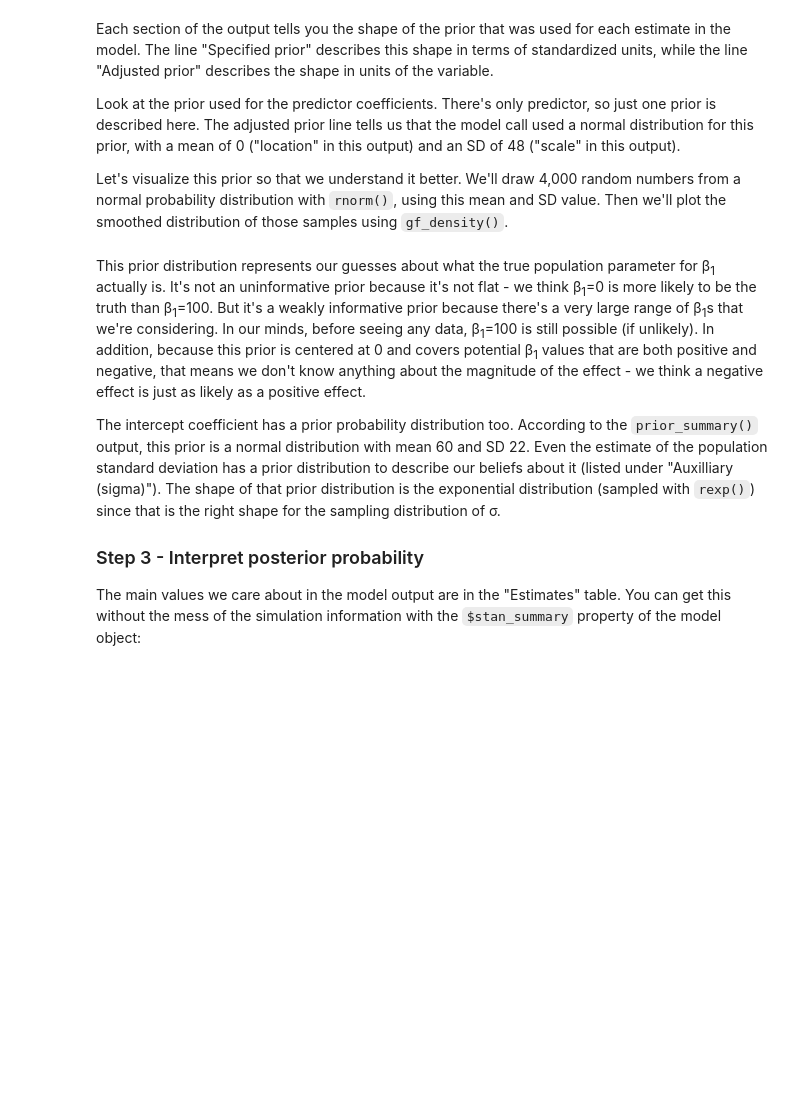
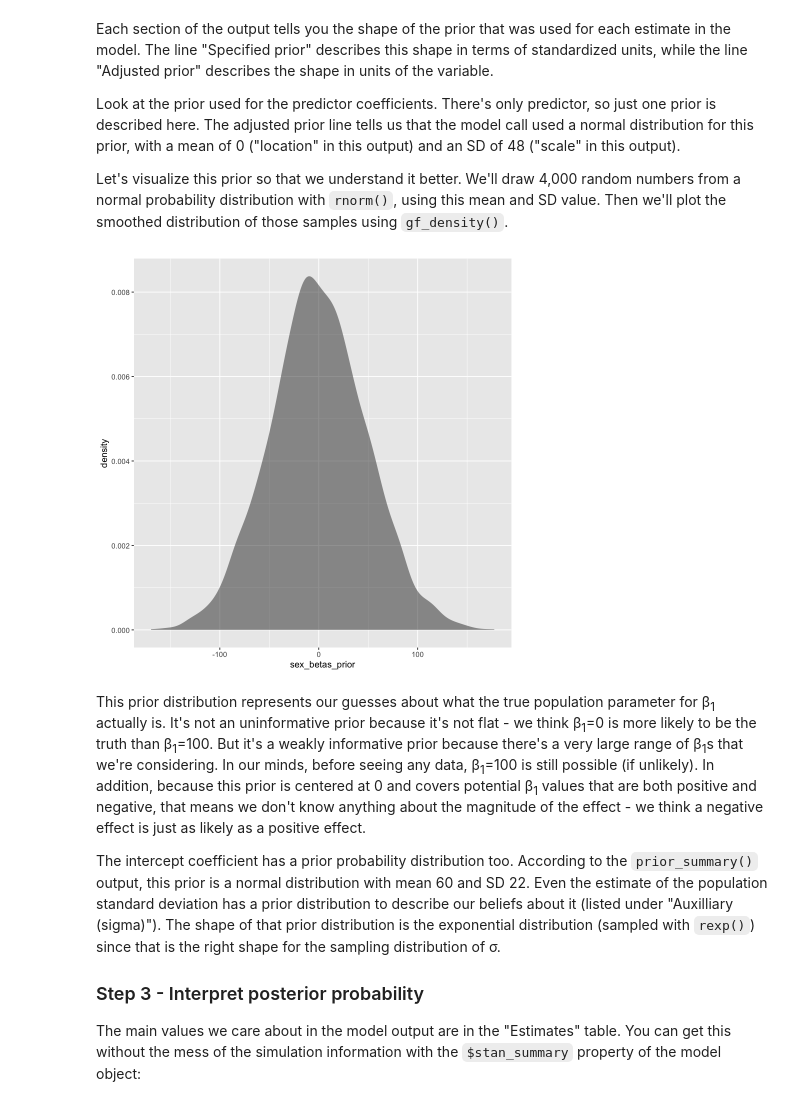
Before and after one commit to smburns47/Psyc158, a Jupyter notebook: chapter-21.ipynb, the cells around one changed output. Cells and saved outputs as stored; diff of their text form; code cells hidden in the pictures; blank space fills up the shorter version.

````diff
--- a/chapter-21.ipynb
+++ b/chapter-21.ipynb
@@ -224,9 +300,11 @@ Look at the prior used for the predictor coefficients. There's only predictor, s
 
 Let's visualize this prior so that we understand it better. We'll draw 4,000 random numbers from a normal probability distribution with ```rnorm()```, using this mean and SD value. Then we'll plot the smoothed distribution of those samples using ```gf_density()```.
 # %%
-sex_betas_prior <- rnorm(4000, 0, 48)
-probs_df <- data.frame(sex_betas_prior)
-gf_density(~sex_betas_prior, data=probs_df)
+#sex_betas_prior <- rnorm(4000, 0, 48)
+#probs_df <- data.frame(sex_betas_prior)
+#gf_density(~sex_betas_prior, data=probs_df)
+# %% [output]
+[figure, added]
 # %% [markdown]
 This prior distribution represents our guesses about what the true population parameter for &beta;<sub>1</sub> actually is. It's not an uninformative prior because it's not flat - we think &beta;<sub>1</sub>=0 is more likely to be the truth than &beta;<sub>1</sub>=100. But it's a weakly informative prior because there's a very large range of &beta;<sub>1</sub>s that we're considering. In our minds, before seeing any data, &beta;<sub>1</sub>=100 is still possible (if unlikely). In addition, because this prior is centered at 0 and covers potential &beta;<sub>1</sub> values that are both positive and negative, that means we don't know anything about the magnitude of the effect - we think a negative effect is just as likely as a positive effect.
 
````
Also changed, not shown: parts of 26 cells of this notebook, 2 other files.
